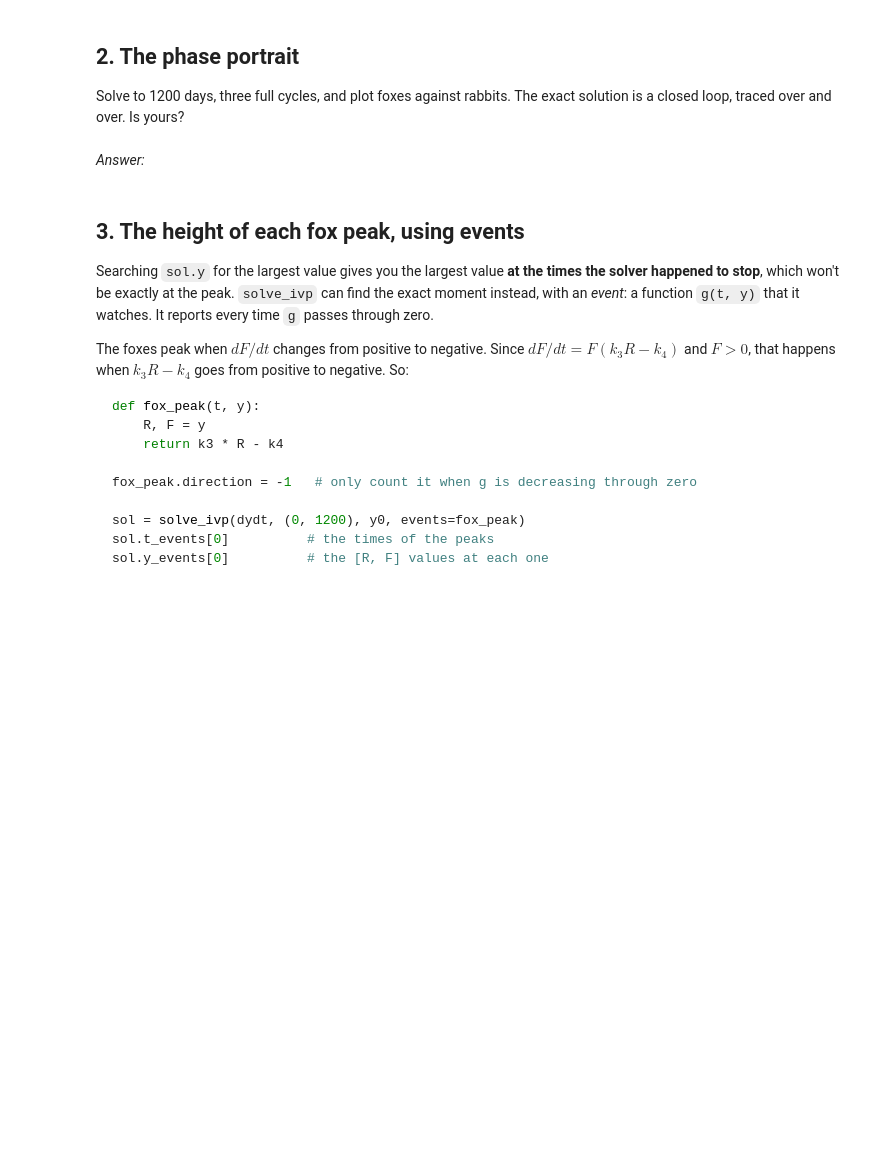
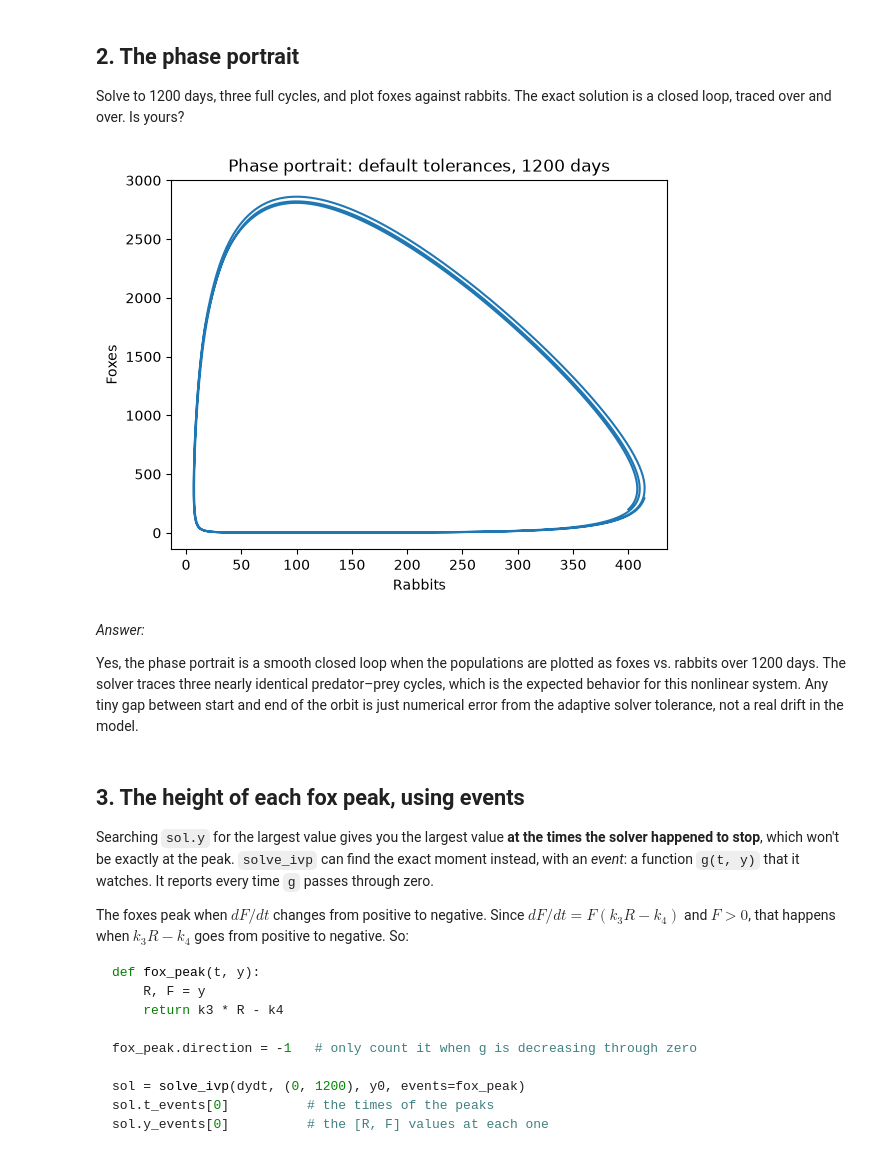
Before and after one commit to Benuloh99/differential-equations, a Jupyter notebook: rabbits-and-foxes.ipynb, the cells around one changed output. Drawn from its saved outputs; the diff is of its cells as text; code cells hidden in the pictures; blank space fills up the shorter version.

```diff
--- a/rabbits-and-foxes.ipynb
+++ b/rabbits-and-foxes.ipynb
@@ -122,8 +122,24 @@ it remains 242 for this default RK45 solve. Both use interpolation within the so
 
 Solve to 1200 days, three full cycles, and plot foxes against rabbits. The exact
 solution is a closed loop, traced over and over. Is yours?
+# %%
+phase = solve_ivp(dydt, (0, 1200), y0, dense_output=True)
+phase_times = np.linspace(0, 1200, 6000)
+R, F = phase.sol(phase_times)
+plt.figure()
+plt.plot(R, F)
+plt.xlabel("Rabbits")
+plt.ylabel("Foxes")
+plt.title("Phase portrait: default tolerances, 1200 days")
+plt.show()
+# %% [output]
+[figure, added]
 # %% [markdown]
 *Answer:*
+
+Yes, the phase portrait is a smooth closed loop when the populations are plotted as foxes vs. rabbits over 1200 days.
+The solver traces three nearly identical predator–prey cycles, which is the expected behavior for this nonlinear system.
+Any tiny gap between start and end of the orbit is just numerical error from the adaptive solver tolerance, not a real drift in the model.
 # %% [markdown]
 ## 3. The height of each fox peak, using events
 
```
